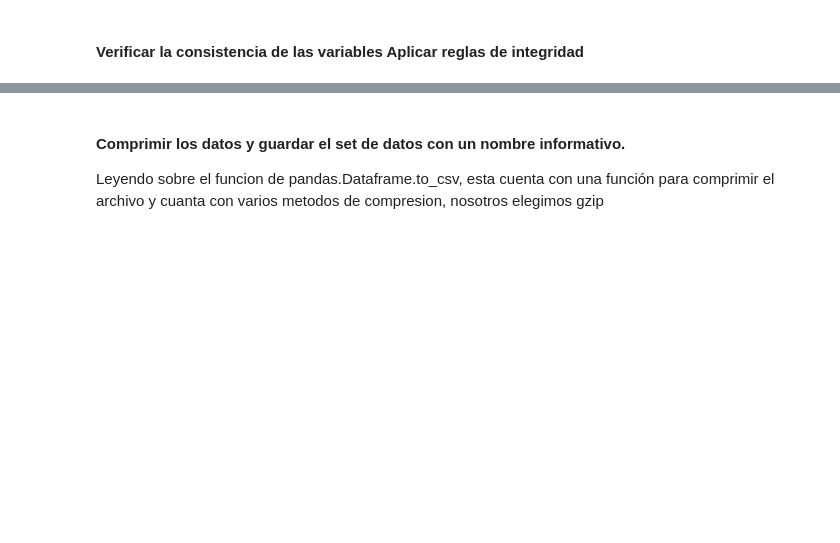
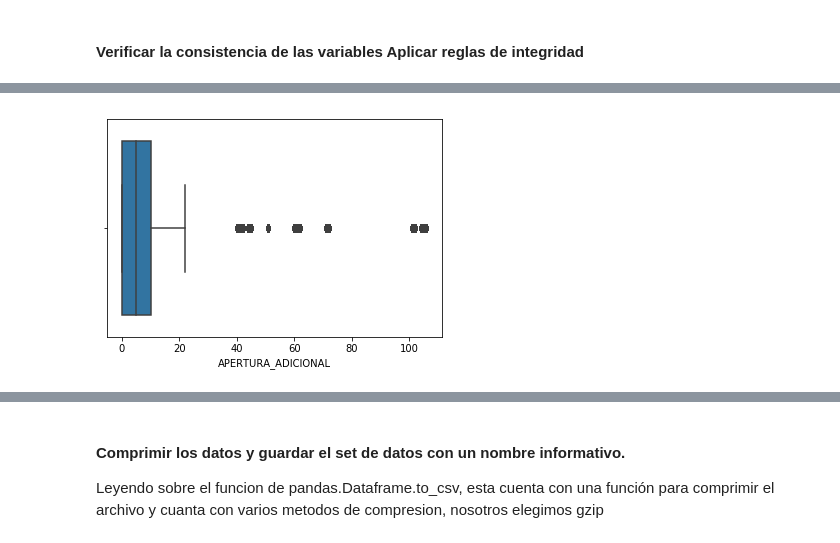
Before and after one commit to david-gonzalez/diplodatos, a Jupyter notebook: analisis_exploratorio_y_curacion_de_datos/Laboratorios/Limpieza De Datos/Laboratorio Limpieza de Datos.ipynb, the cells around one changed output, grey strips where cells are left out. Drawn from its saved outputs; the diff is of its cells as text; code cells hidden in the pictures; blank space fills up the shorter version.

```diff
--- a/analisis_exploratorio_y_curacion_de_datos/Laboratorios/Limpieza De Datos/Laboratorio Limpieza de Datos.ipynb
+++ b/analisis_exploratorio_y_curacion_de_datos/Laboratorios/Limpieza De Datos/Laboratorio Limpieza de Datos.ipynb
@@ -63,7 +63,7 @@ import seaborn as sns
 import matplotlib.pyplot as plt
 from IPython.display import display, HTML
 from pylab import rcParams
-rcParams['figure.figsize'] = 18, 10
+rcParams['figure.figsize'] = 18, 4
 # %% [markdown]
 # Importamos los datos:
 # %%
@@ -294,0 +346,4 @@ ventas_df.head()
+# %%
+sns.boxplot(ventas_df["APERTURA_ADICIONAL"].astype(np.float));
+# %% [output]
+[figure, added]
```
Also changed, not shown: parts of 24 cells of this notebook.
